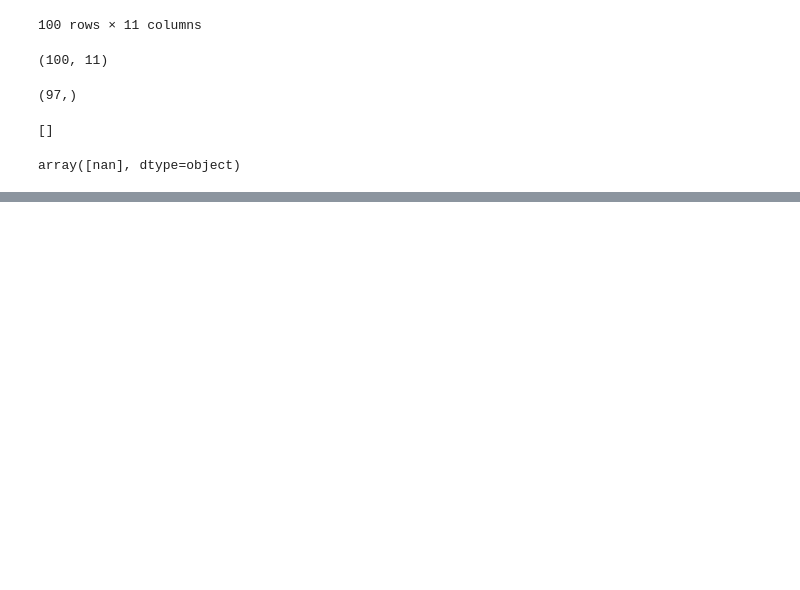
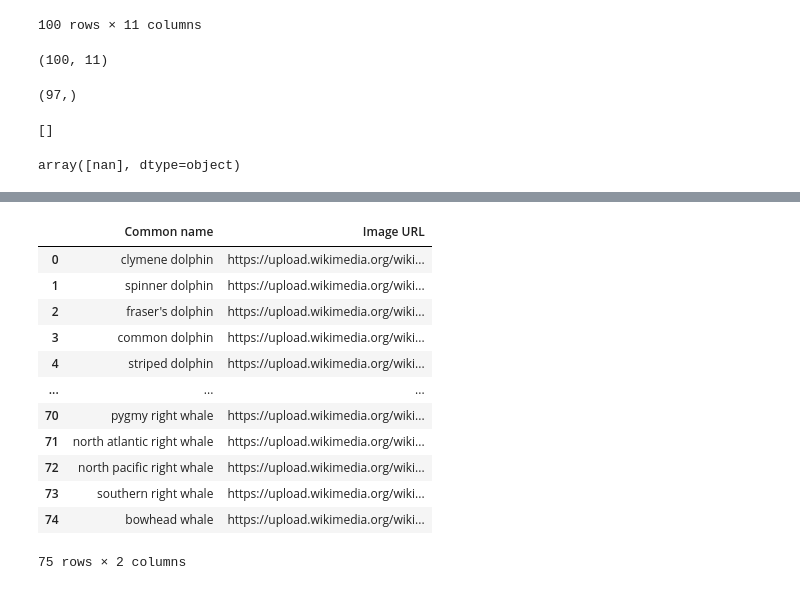
Before and after one commit to eglantine-vialaneix/WhereWereWhalesLFS, a Jupyter notebook: data_exploration.ipynb, the cells around one changed output, grey strips where cells are left out. Drawn from its saved outputs; the diff is of its cells as text; code cells hidden in the pictures; blank space fills up the shorter version.

```diff
--- a/data_exploration.ipynb
+++ b/data_exploration.ipynb
@@ -273,3 +273,21 @@ merged_df[merged_df['IUCN Red List status'] == 'CR']
 | 43 | baiji | Lipotidae | Lipotes | Baiji | lipotes vexillifer | CR | ... |
 | 72 | porpoises | Phocoenidae | Phocoena | Vaquita | phocoena sinus | CR | ... |
 | 88 | oceanic_dolphins | Delphinidae | Sousa | Atlantic humpback dolphin | sousa teuszii | CR | ... |
+# %%
+tree_images = pd.read_csv("data/WikipediaImages/image_urls.csv")
+tree_images["Common name"] = tree_images["Common name"].apply(str.lower)
+tree_images
+# %% [output]
+|  | Common name | Image URL |
+| 0 | clymene dolphin | https://upload.wikimedia.org/wiki... |
+| 1 | spinner dolphin | https://upload.wikimedia.org/wiki... |
+| 2 | fraser's dolphin | https://upload.wikimedia.org/wiki... |
+| 3 | common dolphin | https://upload.wikimedia.org/wiki... |
+| 4 | striped dolphin | https://upload.wikimedia.org/wiki... |
+| ... | ... | ... |
+| 70 | pygmy right whale | https://upload.wikimedia.org/wiki... |
+| 71 | north atlantic right whale | https://upload.wikimedia.org/wiki... |
+| 72 | north pacific right whale | https://upload.wikimedia.org/wiki... |
+| 73 | southern right whale | https://upload.wikimedia.org/wiki... |
+| 74 | bowhead whale | https://upload.wikimedia.org/wiki... |
+75 rows × 2 columns
```
Also changed, not shown: parts of 12 cells of this notebook, 2 other files.
